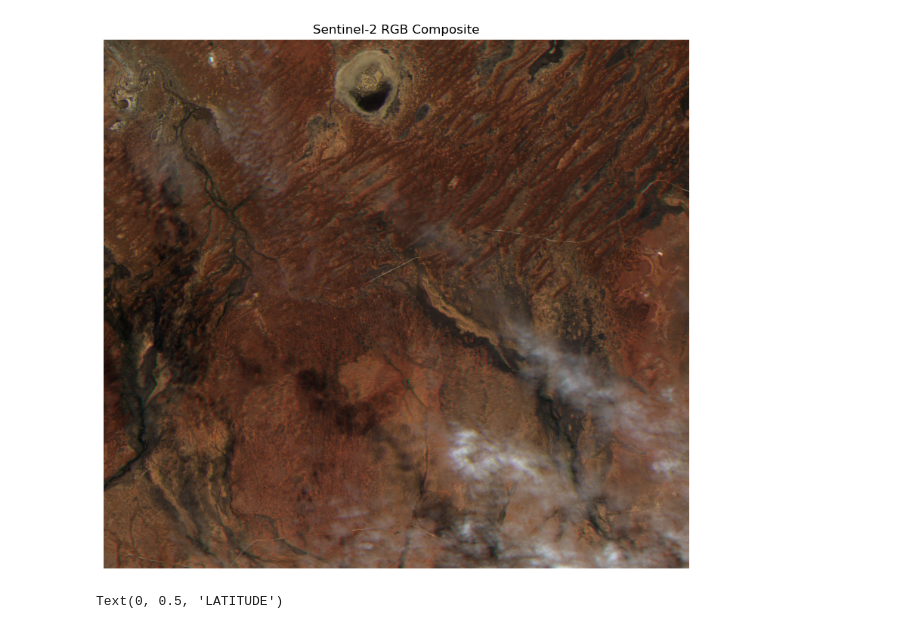
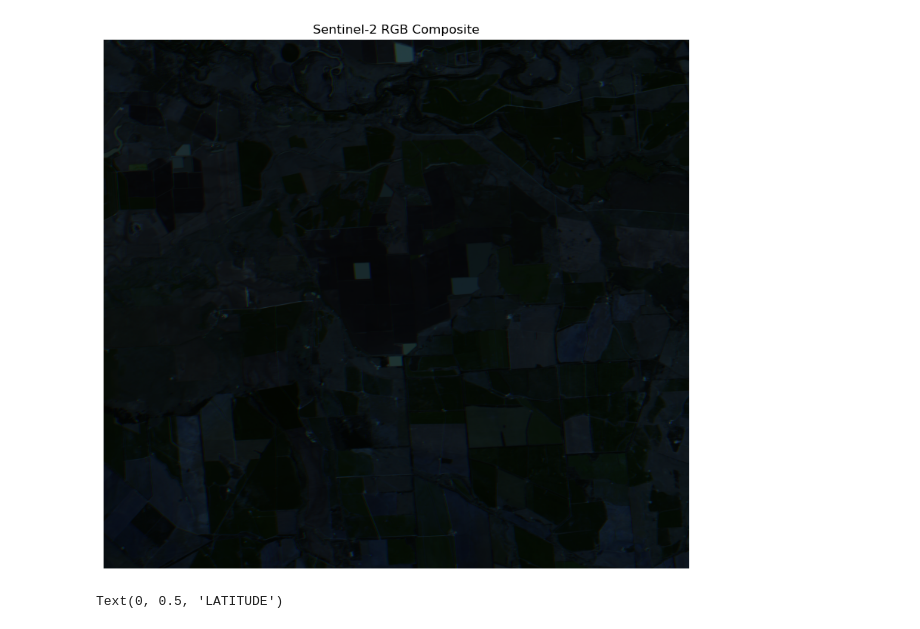
Before and after one commit to ofk123/dggs-benchmarking, a Jupyter notebook: rgb.ipynb, the cells around one changed output. Cells and saved outputs as stored; diff of their text form; code cells hidden in the pictures.

```diff
--- a/rgb.ipynb
+++ b/rgb.ipynb
@@ -17,33 +19,33 @@ import matplotlib.pyplot as plt
 # %%
 import numpy as np
 
 # Paths to Red, Green, Blue bands
-red_path = "S2C_OPER_MSI_L1B_GR_2CPS_20250724T031325_S20250724T004545_D11_B04.jp2"
-green_path = "S2C_OPER_MSI_L1B_GR_2CPS_20250724T031325_S20250724T004545_D11_B03.jp2"
-blue_path = "S2C_OPER_MSI_L1B_GR_2CPS_20250724T031325_S20250724T004545_D11_B02.jp2"
+red_path = "S2A_OPER_MSI_L1B_GR_2APS_20250724T011636_S20250724T000503_D02_B02.jp2"
+green_path = "S2A_OPER_MSI_L1B_GR_2APS_20250724T011636_S20250724T000503_D02_B03.jp2"
+blue_path = "S2A_OPER_MSI_L1B_GR_2APS_20250724T011636_S20250724T000503_D02_B04.jp2"
 
 with rio.open(red_path) as red_src:
     red = red_src.read(1).astype(float)
 
 with rio.open(green_path) as green_src:
     green = green_src.read(1).astype(float)
 
 with rio.open(blue_path) as blue_src:
     blue = blue_src.read(1).astype(float)
 
 # Normalize to 0–1 for display
 def normalize(band):
     return (band - band.min()) / (band.max() - band.min())
 
 rgb = np.dstack((normalize(red), normalize(green), normalize(blue)))
 
 plt.figure(figsize=(10, 10))
 plt.imshow(rgb)
 plt.title('Sentinel-2 RGB Composite')
 plt.axis('off')
 plt.show()
 # %% [output]
-[figure, old version]
+[figure, new version]
 # %%
 ## Data taken from S2A_OPER_MSI_L1B_GR_2APS_20250724T011636_S20250724T000503_D02_N05.11/Inventory_Metadata.xml
 p0 = (-28.6174981887976, 150.348660667886)
```
Also changed, not shown: parts of 1 cell of this notebook.
